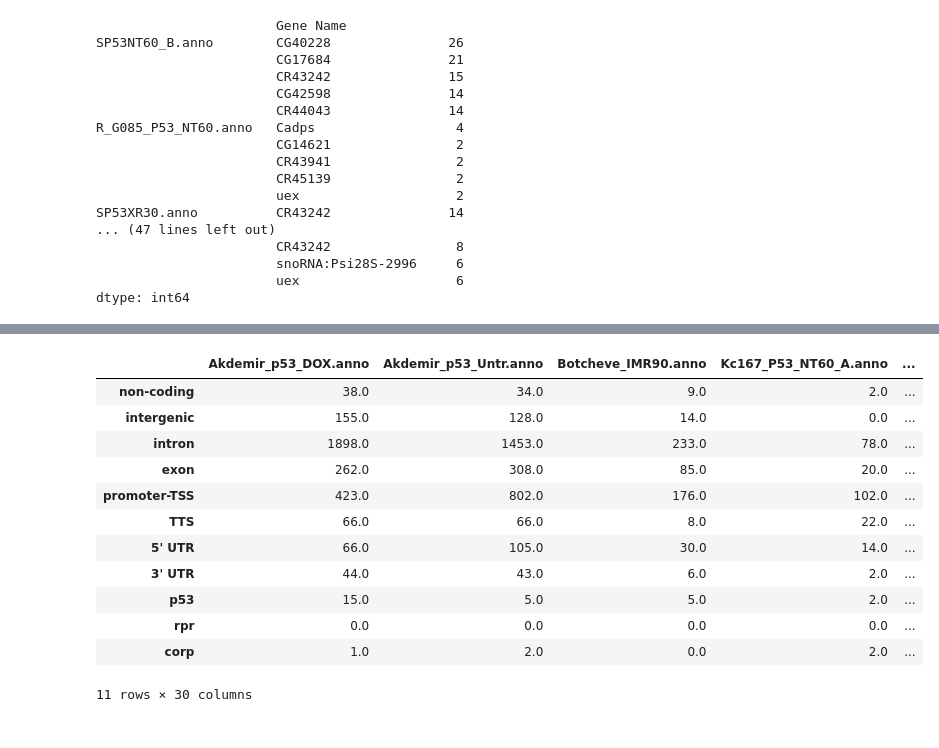
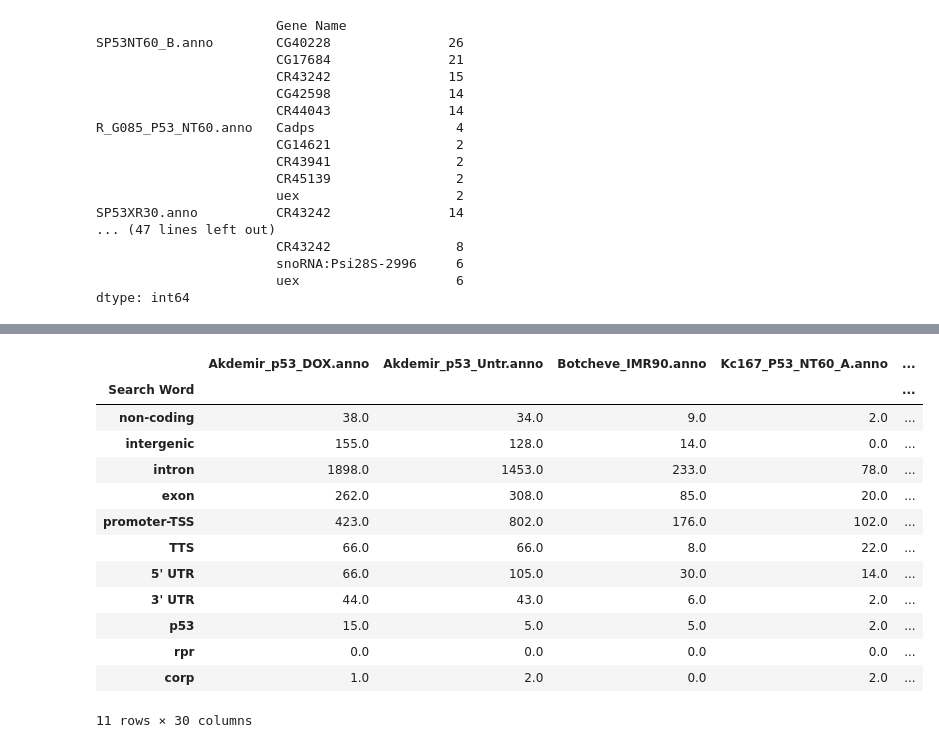
Before and after one commit to f0lie/genes, a Jupyter notebook: notebook.ipynb, the cells around one changed output, grey strips where cells are left out. Drawn from its saved outputs; the diff is of its cells as text; code cells hidden in the pictures.

Commit message:
added label to index of search_results.tsv

```diff
--- a/notebook.ipynb
+++ b/notebook.ipynb
@@ -96,20 +96,23 @@ hits_mask = [genes_data.applymap(lambda x, word=word: word in str(x)).any(axis='
 hits_results = [genes_data[mask].groupby(level=0).count().iloc[:, 0] for mask in hits_mask]
 
 # Group the data by search_words and fill in NaN as 0
-search_data = pd.DataFrame(hits_results, index=search_words).fillna(0); search_data
+search_data = pd.DataFrame(hits_results, index=search_words).fillna(0)
-# %% [output]
-|  | Akdemir_p53_DOX.anno | Akdemir_p53_Untr.anno | Botcheve_IMR90.anno | Kc167_P53_NT60_A.anno | ... |
-| non-coding | 38.0 | 34.0 | 9.0 | 2.0 | ... |
-| intergenic | 155.0 | 128.0 | 14.0 | 0.0 | ... |
-| intron | 1898.0 | 1453.0 | 233.0 | 78.0 | ... |
-| exon | 262.0 | 308.0 | 85.0 | 20.0 | ... |
-| promoter-TSS | 423.0 | 802.0 | 176.0 | 102.0 | ... |
-| TTS | 66.0 | 66.0 | 8.0 | 22.0 | ... |
-| 5' UTR | 66.0 | 105.0 | 30.0 | 14.0 | ... |
-| 3' UTR | 44.0 | 43.0 | 6.0 | 2.0 | ... |
-| p53 | 15.0 | 5.0 | 5.0 | 2.0 | ... |
-| rpr | 0.0 | 0.0 | 0.0 | 0.0 | ... |
-| corp | 1.0 | 2.0 | 0.0 | 2.0 | ... |
-11 rows × 30 columns
+# %%
+search_data.index.name = 'Search Word'
+# %% [output]
+|  | Akdemir_p53_DOX.anno | Akdemir_p53_Untr.anno | Botcheve_IMR90.anno | Kc167_P53_NT60_A.anno | ... |
+| Search Word |  |  |  |  | ... |
+| non-coding | 38.0 | 34.0 | 9.0 | 2.0 | ... |
+| intergenic | 155.0 | 128.0 | 14.0 | 0.0 | ... |
+| intron | 1898.0 | 1453.0 | 233.0 | 78.0 | ... |
+| exon | 262.0 | 308.0 | 85.0 | 20.0 | ... |
+| promoter-TSS | 423.0 | 802.0 | 176.0 | 102.0 | ... |
+| TTS | 66.0 | 66.0 | 8.0 | 22.0 | ... |
+| 5' UTR | 66.0 | 105.0 | 30.0 | 14.0 | ... |
+| 3' UTR | 44.0 | 43.0 | 6.0 | 2.0 | ... |
+| p53 | 15.0 | 5.0 | 5.0 | 2.0 | ... |
+| rpr | 0.0 | 0.0 | 0.0 | 0.0 | ... |
+| corp | 1.0 | 2.0 | 0.0 | 2.0 | ... |
+11 rows × 30 columns
 # %%
 search_data.to_csv('search_results.tsv', sep='\t')
```
Also changed, not shown: 1 other file.
